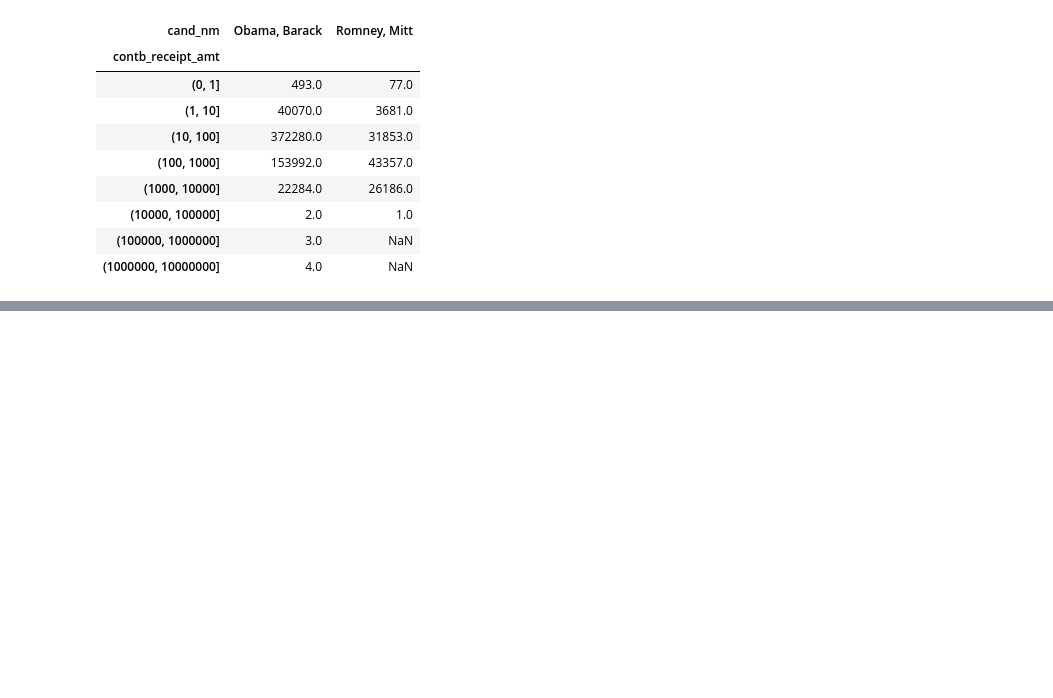
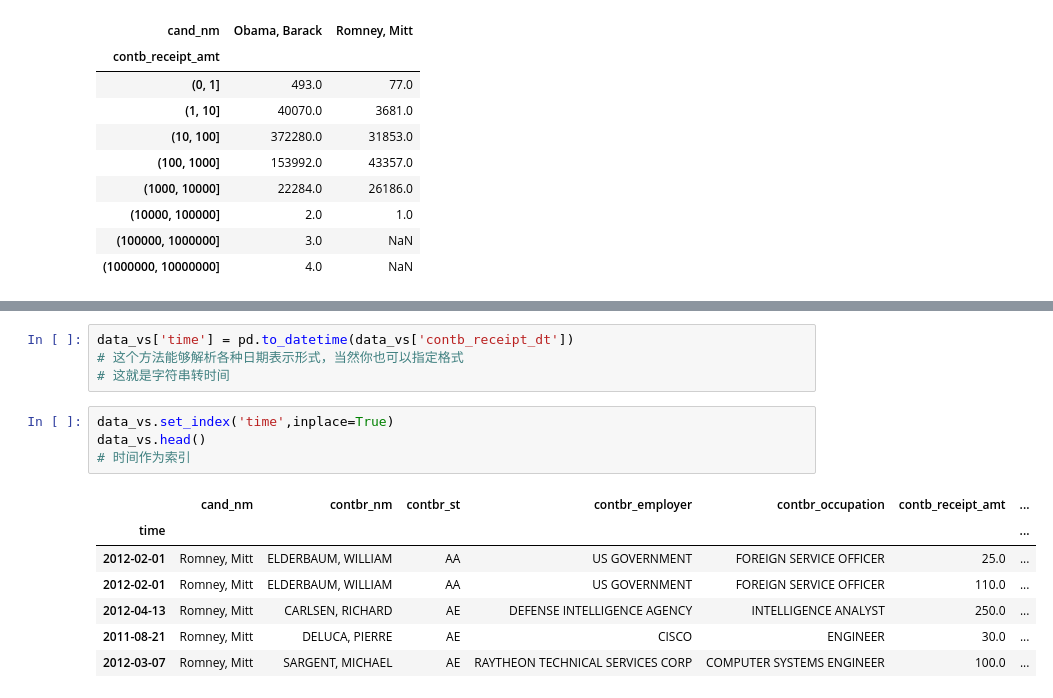
Before and after one commit to hhhhjjj/metro_ai, a Jupyter notebook: USA_sponsor.ipynb, the cells around one changed output, grey strips where cells are left out. Saved outputs shown, nothing was run; the diff lists cells and outputs as text; blank space fills up the shorter version.

```diff
--- a/USA_sponsor.ipynb
+++ b/USA_sponsor.ipynb
@@ -298,0 +362,16 @@ grouped_bins.size().unstack(0)
+# %%
+data_vs['time'] = pd.to_datetime(data_vs['contb_receipt_dt'])
+# 这个方法能够解析各种日期表示形式，当然你也可以指定格式
+# 这就是字符串转时间
+# %%
+data_vs.set_index('time',inplace=True)
+data_vs.head()
+# 时间作为索引
+# %% [output]
+|  | cand_nm | contbr_nm | contbr_st | contbr_employer | contbr_occupation | contb_receipt_amt | ... |
+| time |  |  |  |  |  |  | ... |
+| 2012-02-01 | Romney, Mitt | ELDERBAUM, WILLIAM | AA | US GOVERNMENT | FOREIGN SERVICE OFFICER | 25.0 | ... |
+| 2012-02-01 | Romney, Mitt | ELDERBAUM, WILLIAM | AA | US GOVERNMENT | FOREIGN SERVICE OFFICER | 110.0 | ... |
+| 2012-04-13 | Romney, Mitt | CARLSEN, RICHARD | AE | DEFENSE INTELLIGENCE AGENCY | INTELLIGENCE ANALYST | 250.0 | ... |
+| 2011-08-21 | Romney, Mitt | DELUCA, PIERRE | AE | CISCO | ENGINEER | 30.0 | ... |
+| 2012-03-07 | Romney, Mitt | SARGENT, MICHAEL | AE | RAYTHEON TECHNICAL SERVICES CORP | COMPUTER SYSTEMS ENGINEER | 100.0 | ... |
```
Also changed, not shown: parts of 7 cells of this notebook.
